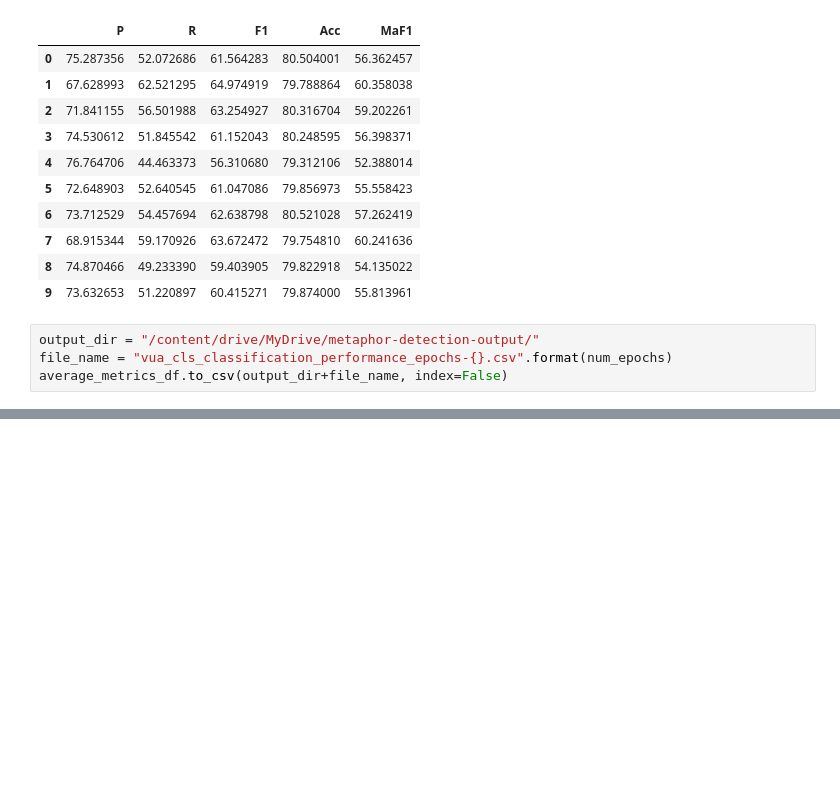
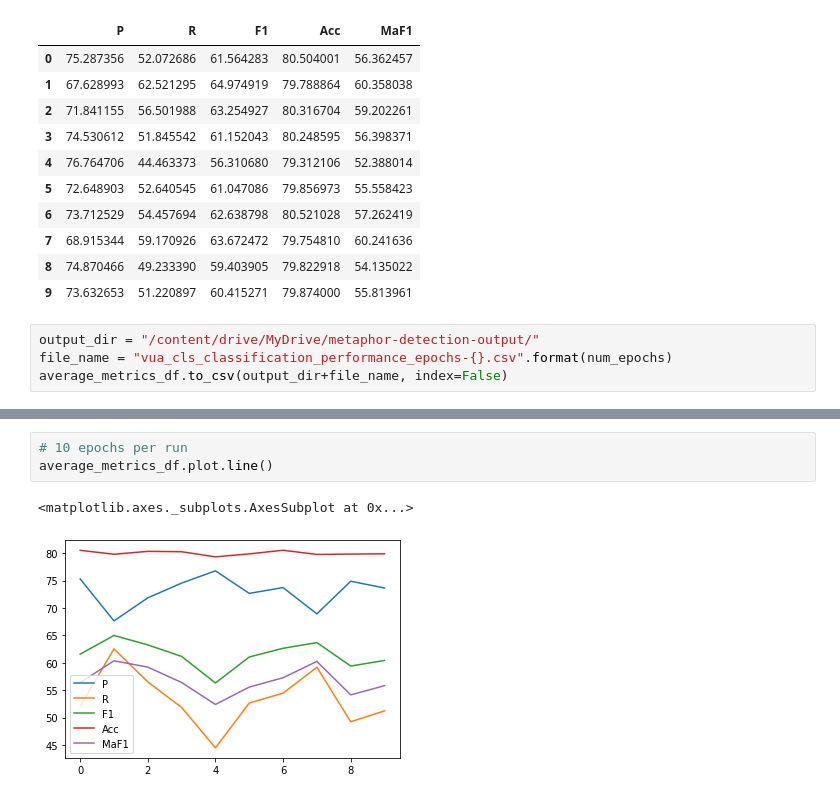
Before and after one commit to cmsc-25700/metaphor-detection, a Jupyter notebook: notebooks/classification/test_vua_cls_model_for_classification.ipynb, the cells around one changed output, grey strips where cells are left out. Drawn from its saved outputs; the diff is of its cells as text; blank space fills up the shorter version.

Commit message:
add plots to notebook showing performance over runs

```diff
--- a/notebooks/classification/test_vua_cls_model_for_classification.ipynb
+++ b/notebooks/classification/test_vua_cls_model_for_classification.ipynb
@@ -303,0 +316,6 @@ average_metrics_df.to_csv(output_dir+file_name, index=False)
+# %%
+# 10 epochs per run
+average_metrics_df.plot.line()
+# %% [output]
+<matplotlib.axes._subplots.AxesSubplot at 0x...>
+[figure, added]
```
Also changed, not shown: parts of 3 cells of this notebook.
